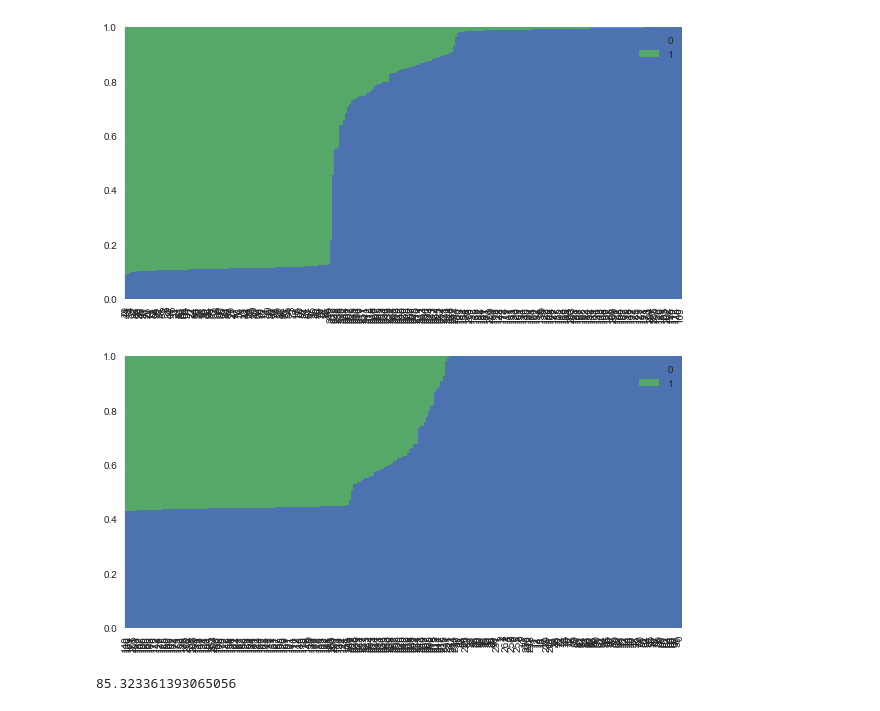
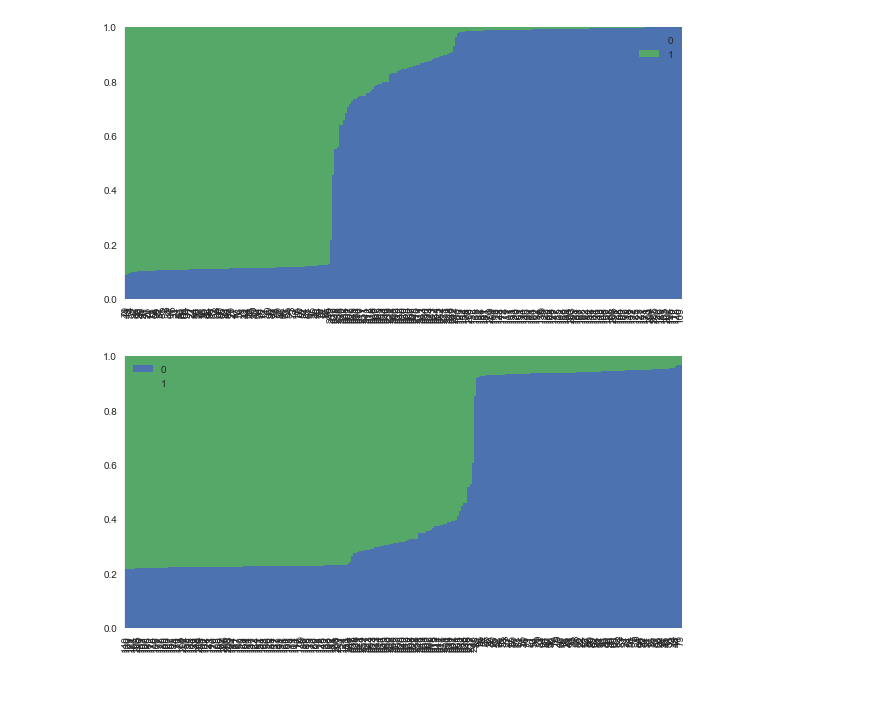
Before and after one commit to chengdai/rjnmf, a Jupyter notebook: Final Project.ipynb, the cells around one changed output. Cells and saved outputs as stored; diff of their text form; code cells hidden in the pictures.

```diff
--- a/Final Project.ipynb
+++ b/Final Project.ipynb
@@ -145,16 +148,15 @@ H_orig, H_t = nmf.snmf_fhals(corr,2)
+# %%
+octave.push('C', corr)
+H = octave.eval('symnmf_anls(C, 2)', verbose=False)
 # %%
 import pandas
 import seaborn as sns
 import matplotlib.pyplot as plt
 
 sns.set()
-pandas.DataFrame(H_orig/H_orig.sum(axis = 1)[:, numpy.newaxis]).sort_values(0).plot(kind='bar', stacked=True, linewidth = 0, figsize = (10,5), width=1.0)
+pandas.DataFrame(H/H.sum(axis = 1)[:, numpy.newaxis]).sort_values(0).plot(kind='bar', stacked=True, linewidth = 0, figsize = (10,5), width=1.0)
 plt.ylim(0,1)
 plt.show()
 plt.close()
 # %% [output]
-[figure, old version]
+[figure, new version]
-# %%
-numpy.linalg.norm(H_orig.dot(H_t) - corr)
-# %% [output]
-85.323361393065056
```
Also changed, not shown: parts of 14 cells of this notebook, 18 other files.
